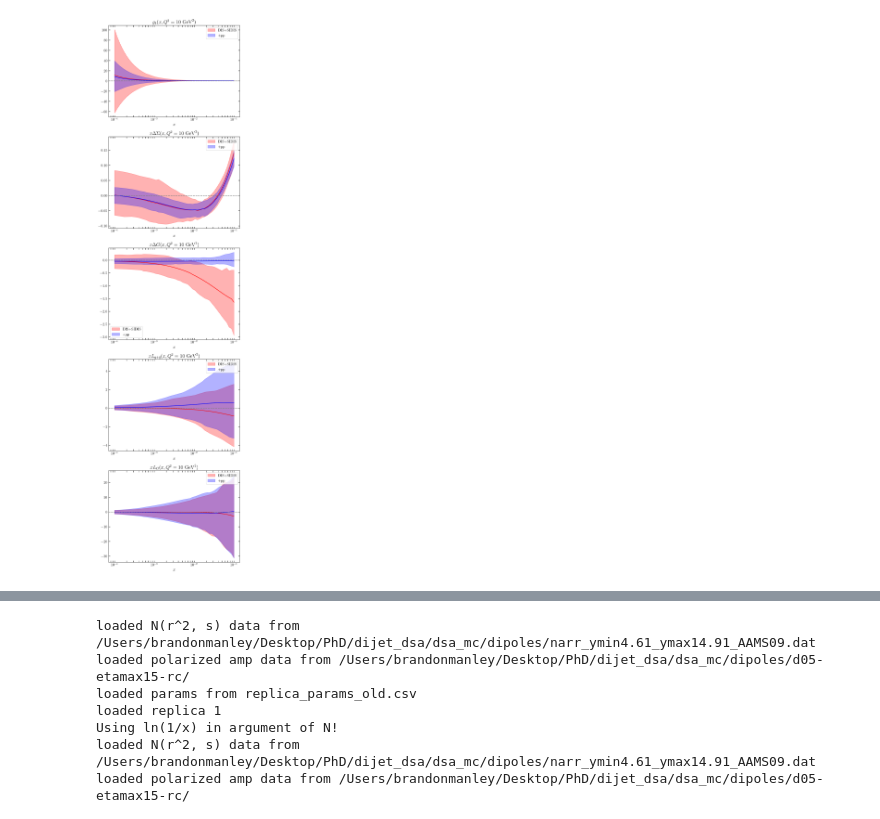
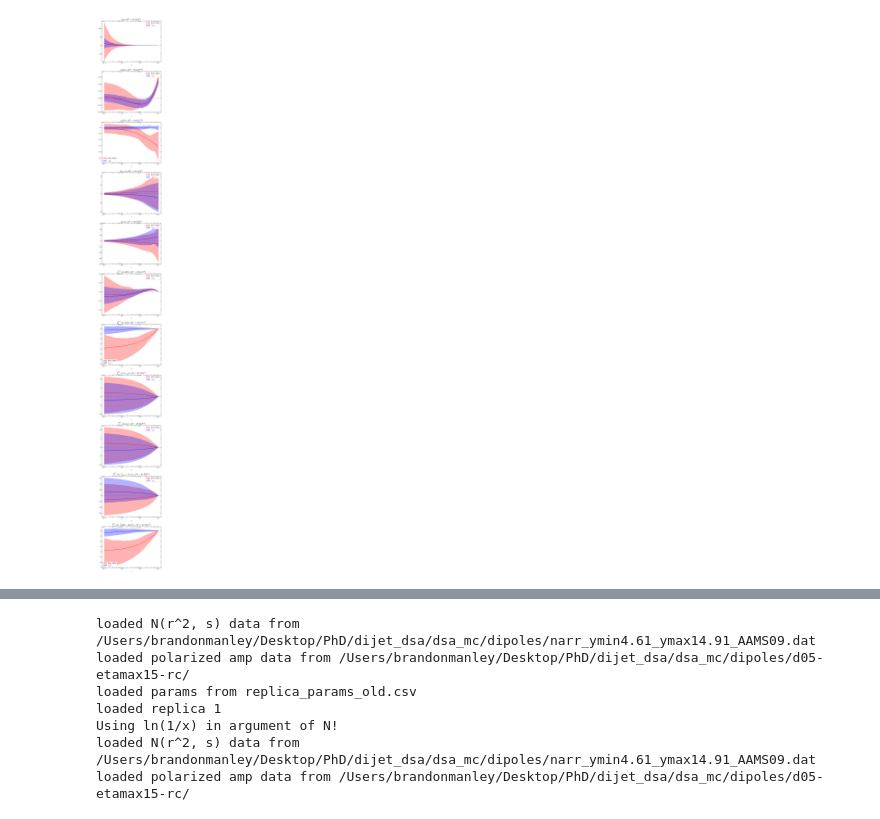
Before and after one commit to brandonmanley/dijet_DSA, a Jupyter notebook: bmanley/dsa_analysis.ipynb, the cells around one changed output, grey strips where cells are left out. Saved outputs shown, nothing was run; the diff lists cells and outputs as text; code cells hidden in the pictures.

```diff
--- a/bmanley/dsa_analysis.ipynb
+++ b/bmanley/dsa_analysis.ipynb
@@ -91,8 +91,8 @@ for irep in range(1, 398):
             num_rep.append(djs[fit].get_xsec(kins, 'DSA', 'dx'))
         num[fit]['Q'].append(num_rep)
 
-    np.save('predictions/dsa_denom.npy', denom, allow_pickle=True)
-    np.save('predictions/dsa_num.npy', num, allow_pickle=True)
+    # np.save('predictions/dsa_denom.npy', denom, allow_pickle=True)
+    # np.save('predictions/dsa_num.npy', num, allow_pickle=True)
 # %% [output]
 loaded N(r^2, s) data from /Users/brandonmanley/Desktop/PhD/dijet_dsa/dsa_mc/dipoles/narr_ymin4.61_ymax14.91_AAMS09.dat
 loaded polarized amp data from /Users/brandonmanley/Desktop/PhD/dijet_dsa/dsa_mc/dipoles/d05-etamax15-rc/
@@ -364,12 +380,15 @@ KeyboardInterrupt:
 confid = 68
 hdata = np.load('predictions/ppdfs.npy', allow_pickle=True).item()
 odata = np.load('predictions/oams.npy', allow_pickle=True).item()
+intdata = np.load('predictions/int_ppdfs.npy', allow_pickle=True).item()
 
 hbands = {}
 obands = {}
+intbands = {}
 for fit in ['dis+sidis', '+pp']:
     hbands[fit] = {}
     obands[fit] = {}
+    intbands[fit] = {}
     for pdf in ['g1', 'xsigma', 'xg']:
         hbands[fit][pdf] = {}
         for func in ['upper', 'lower', 'mean']:
@@ -388,11 +407,23 @@ for fit in ['dis+sidis', '+pp']:
         obands[fit][pdf]['upper'] = np.percentile(odata[fit][pdf], 0.5*(100-confid), axis=0)
         obands[fit][pdf]['lower'] = np.percentile(odata[fit][pdf], 100 - 0.5*(100-confid), axis=0)
         obands[fit][pdf]['mean']  = np.mean(odata[fit][pdf], axis=0)
+
+
+    for pdf in ['DeltaSigma', 'DeltaG', 'Lq', 'LG', 'oam', 'helicity']:
+        intbands[fit][pdf] = {}
+        for func in ['upper', 'lower', 'mean']:
+            intbands[fit][pdf][func] = []
+
+        intbands[fit][pdf]['upper'] = np.percentile(intdata[fit][pdf], 0.5*(100-confid), axis=0)
+        intbands[fit][pdf]['lower'] = np.percentile(intdata[fit][pdf], 100 - 0.5*(100-confid), axis=0)
+        intbands[fit][pdf]['mean']  = np.mean(intdata[fit][pdf], axis=0)
 # %%
 # plot g1(x) and \Delta \Sigma replicas
 asp_ratio = 4/3
 psize = 5
-nplots = 5
+nplots = 3
+nplots += 2
+nplots += 6
 fig, axs = plt.subplots(nplots, 1, figsize=(asp_ratio*psize, psize*nplots))
 
 plot_bands = True
@@ -421,6 +452,20 @@ for ifit, fit in enumerate(['dis+sidis', '+pp']):
             axs[ipdf].fill_between(x_values, obands[fit][pdf]['lower'], obands[fit][pdf]['upper'], color=colors[ifit], alpha=0.3, label=labels[ifit])
         else:
             for irep, rep in enumerate(odata[fit][pdf]):
+                if irep == 0:
+                    axs[ipdf].plot(x_values, rep, color=colors[ifit], alpha=0.2, label=labels[ifit])
+                else:
+                    axs[ipdf].plot(x_values, rep, color=colors[ifit], alpha=0.2)
+
+
+    for ipdf, pdf in enumerate(['DeltaSigma', 'DeltaG', 'Lq', 'LG', 'oam', 'helicity']):
+        ipdf += 5
+
+        if plot_bands:
+            axs[ipdf].plot(x_values, intbands[fit][pdf]['mean'], color=colors[ifit])
+            axs[ipdf].fill_between(x_values, intbands[fit][pdf]['lower'], intbands[fit][pdf]['upper'], color=colors[ifit], alpha=0.3, label=labels[ifit])
+        else:
+            for irep, rep in enumerate(intdata[fit][pdf]):
                 if irep == 0:
                     axs[ipdf].plot(x_values, rep, color=colors[ifit], alpha=0.2, label=labels[ifit])
                 else:
@@ -451,38 +496,89 @@ axs[2].set_xlabel(r'$x$')
 axs[2].set_title(r'$x \Delta G(x, Q^2 = 10\,\,\mathrm{GeV}^2)$')
 axs[2].legend()
 axs[2].semilogx()
 # ax.set_ylim([10, 3*10**7])
 axs[2].tick_params(axis="both", direction="in", length=5, width=1, which='both', right=True, top=True)
 
 
 axs[3].axhline(y=0, color='grey', linestyle='--')
 axs[3].set_xlabel(r'$x$')
 axs[3].set_title(r'$x L_{q+\bar{q}}(x, Q^2 = 10\,\,\mathrm{GeV}^2)$')
 axs[3].legend()
 axs[3].semilogx()
 # ax.set_ylim([10, 3*10**7])
 axs[3].tick_params(axis="both", direction="in", length=5, width=1, which='both', right=True, top=True)
 
 
 axs[4].axhline(y=0, color='grey', linestyle='--')
 axs[4].set_xlabel(r'$x$')
 axs[4].set_title(r'$x L_G(x, Q^2 = 10\,\,\mathrm{GeV}^2)$')
 axs[4].legend()
 axs[4].semilogx()
 # ax.set_ylim([10, 3*10**7])
 axs[4].tick_params(axis="both", direction="in", length=5, width=1, which='both', right=True, top=True)
 
 
+
+axs[5].axhline(y=0, color='grey', linestyle='--')
+axs[5].set_xlabel(r'$x$')
+axs[5].set_title(r'$ \int \displaylimits_{x_{\mathrm{min}}}^{0.1} dx \, \Delta \Sigma (x, Q^2 = 10\,\,\mathrm{GeV}^2)$')
+axs[5].legend()
+axs[5].semilogx()
+# ax.set_ylim([10, 3*10**7])
+axs[5].tick_params(axis="both", direction="in", length=5, width=1, which='both', right=True, top=True)
+
+axs[6].axhline(y=0, color='grey', linestyle='--')
+axs[6].set_xlabel(r'$x$')
+axs[6].set_title(r'$ \int \displaylimits_{x_{\mathrm{min}}}^{0.1} dx \, \Delta G (x, Q^2 = 10\,\,\mathrm{GeV}^2)$')
+axs[6].legend()
+axs[6].semilogx()
+# ax.set_ylim([10, 3*10**7])
+axs[6].tick_params(axis="both", direction="in", length=5, width=1, which='both', right=True, top=True)
+
+axs[7].axhline(y=0, color='grey', linestyle='--')
+axs[7].set_xlabel(r'$x$')
+axs[7].set_title(r'$ \int \displaylimits_{x_{\mathrm{min}}}^{0.1} dx \, L_{q+\bar{q}} (x, Q^2 = 10\,\,\mathrm{GeV}^2)$')
+axs[7].legend()
+axs[7].semilogx()
+# ax.set_ylim([10, 3*10**7])
+axs[7].tick_params(axis="both", direction="in", length=5, width=1, which='both', right=True, top=True)
+
+axs[8].axhline(y=0, color='grey', linestyle='--')
+axs[8].set_xlabel(r'$x$')
+axs[8].set_title(r'$\int \displaylimits_{x_{\mathrm{min}}}^{0.1} dx \, L_G(x, Q^2 = 10\,\,\mathrm{GeV}^2)$')
+axs[8].legend()
+axs[8].semilogx()
+# ax.set_ylim([10, 3*10**7])
+axs[8].tick_params(axis="both", direction="in", length=5, width=1, which='both', right=True, top=True)
+
+axs[9].axhline(y=0, color='grey', linestyle='--')
+axs[9].set_xlabel(r'$x$')
+axs[9].set_title(r'$\int \displaylimits_{x_{\mathrm{min}}}^{0.1} dx \, \left[ L_{q+\bar{q}} + L_G \right] (x, Q^2 = 10\,\,\mathrm{GeV}^2)$')
+axs[9].legend()
+axs[9].semilogx()
+# ax.set_ylim([10, 3*10**7])
+axs[9].tick_params(axis="both", direction="in", length=5, width=1, which='both', right=True, top=True)
+
+axs[10].axhline(y=0, color='grey', linestyle='--')
+axs[10].set_xlabel(r'$x$')
+axs[10].set_title(r'$\int \displaylimits_{x_{\mathrm{min}}}^{0.1} dx \, \left[ \frac{1}{2} \Delta \Sigma + \Delta G \right] (x, Q^2 = 10\,\,\mathrm{GeV}^2)$')
+axs[10].legend()
+axs[10].semilogx()
+# ax.set_ylim([10, 3*10**7])
+axs[10].tick_params(axis="both", direction="in", length=5, width=1, which='both', right=True, top=True)
+
+
+
 plt.tight_layout()
 plt.show()
 
 
-if plot_bands:
-    fig.savefig('plots/ppdf_band.pdf', dpi=400, bbox_inches="tight")
-else:
-    fig.savefig('plots/ppdf_lines.pdf', dpi=400, bbox_inches="tight")
+# if plot_bands:
+#     fig.savefig('plots/ppdf_band.pdf', dpi=400, bbox_inches="tight")
+# else:
+#     fig.savefig('plots/ppdf_lines.pdf', dpi=400, bbox_inches="tight")
 # %% [output]
-[figure, old version]
+[figure, new version]
 # %%
 # compute the azimuthal correlations
 
```
Also changed, not shown: parts of 7 cells of this notebook, 25 other files.
